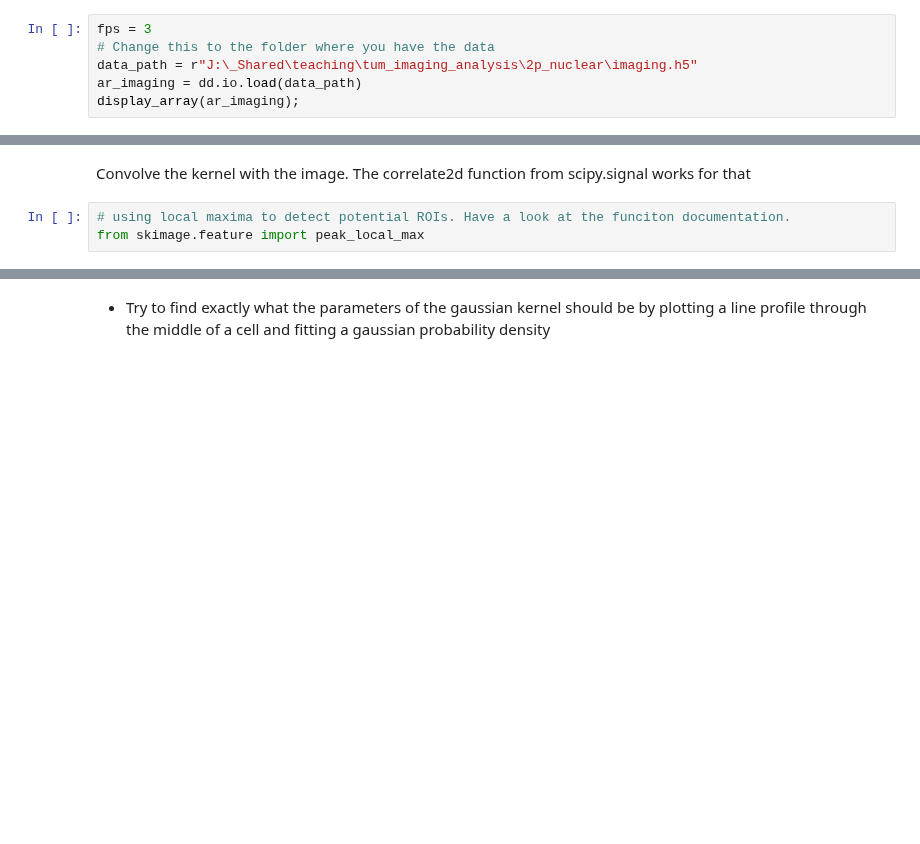
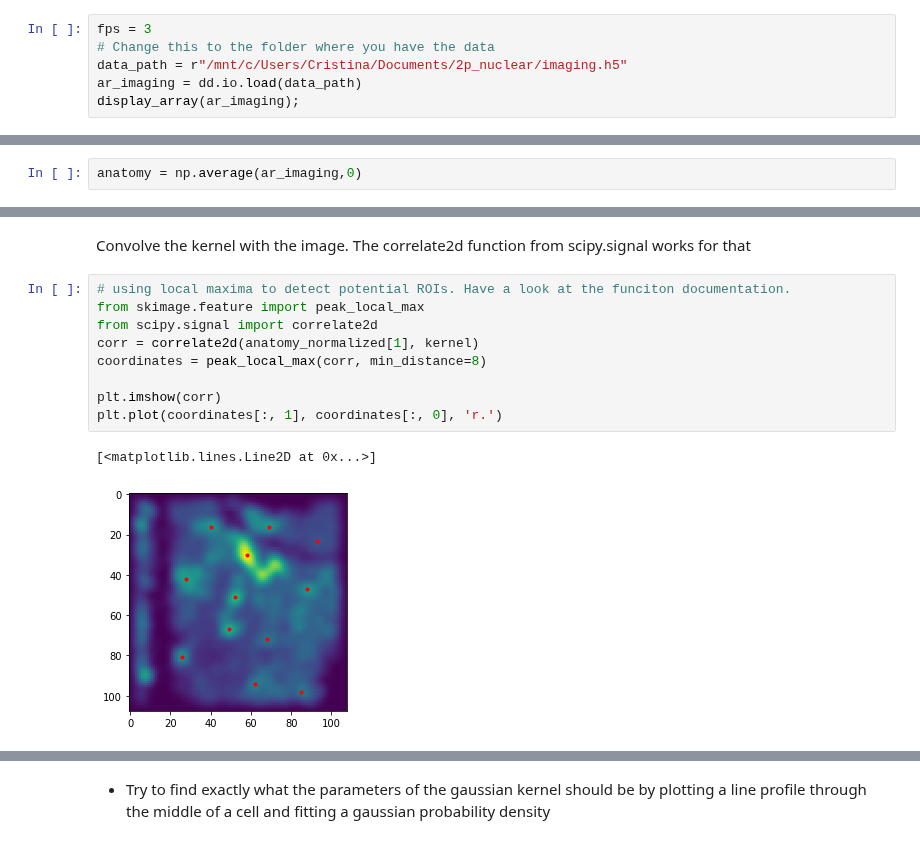
Before and after one commit to mackelab/msne-lsmlsda-2019, a Jupyter notebook: exercises/week11_imaging_analysis/Part 1 A anatomical segmentation for students.ipynb, the cells around one changed output, grey strips where cells are left out. Cells and saved outputs as stored; diff of their text form; blank space fills up the shorter version.

```diff
--- a/exercises/week11_imaging_analysis/Part 1 A anatomical segmentation for students.ipynb
+++ b/exercises/week11_imaging_analysis/Part 1 A anatomical segmentation for students.ipynb
@@ -11,6 +12,6 @@ import deepdish as dd
 # %%
 fps = 3
 # Change this to the folder where you have the data
-data_path = r"J:\_Shared\teaching\tum_imaging_analysis\2p_nuclear\imaging.h5"
+data_path = r"/mnt/c/Users/Cristina/Documents/2p_nuclear/imaging.h5"
 ar_imaging = dd.io.load(data_path)
 display_array(ar_imaging);
@@ -17,5 +20,7 @@ display_array(ar_imaging);
 # %% [markdown]
 Creating an image of the anatomy by averaging in time
+# %%
+anatomy = np.average(ar_imaging,0)
 # %%
 # normalize the data
 anatomy_normalized = normalise_clip(anatomy, wins_min=5, wins_max=99.5)
@@ -30,6 +65,15 @@ Convolve the kernel with the image. The correlate2d function from scipy.signal w
 # %%
 # using local maxima to detect potential ROIs. Have a look at the funciton documentation.
 from skimage.feature import peak_local_max
+from scipy.signal import correlate2d
+corr = correlate2d(anatomy_normalized[1], kernel)
+coordinates = peak_local_max(corr, min_distance=8)
+
+plt.imshow(corr)
+plt.plot(coordinates[:, 1], coordinates[:, 0], 'r.')
+# %% [output]
+[<matplotlib.lines.Line2D at 0x...>]
+[figure, added]
 # %% [markdown]
 You should get something like:
 
```
Also changed, not shown: parts of 6 cells of this notebook, 6 other files.
